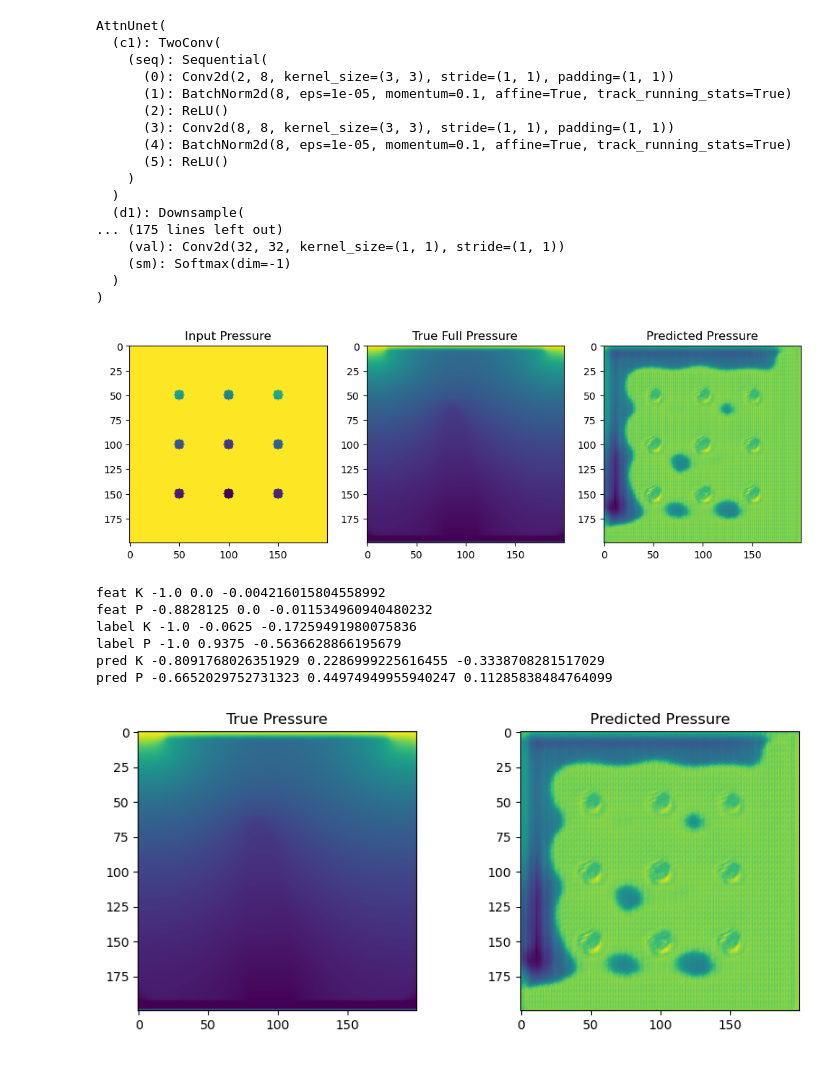
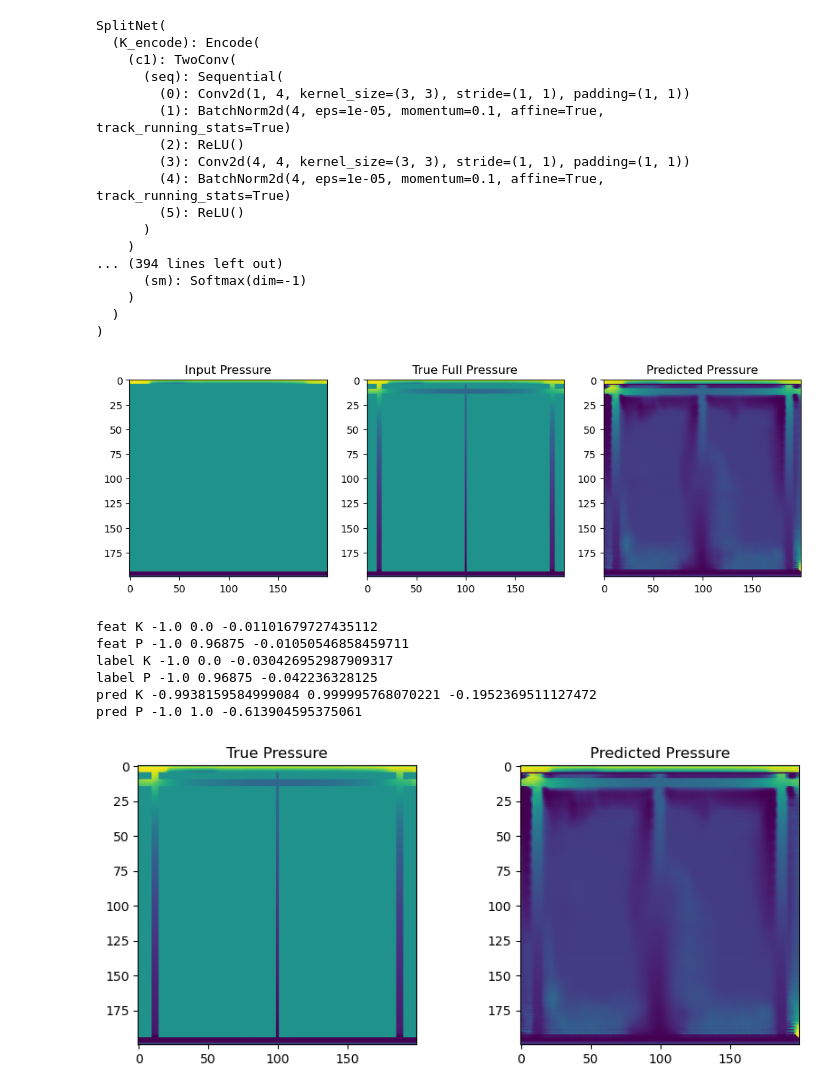
Before and after one commit to JadenLews/Learning, a Jupyter notebook: DeepLearn/physics/0525_visualize_compare.ipynb, the cells around one changed output. Saved outputs shown, nothing was run; the diff lists cells and outputs as text; code cells hidden in the pictures.

```diff
--- a/DeepLearn/physics/0525_visualize_compare.ipynb
+++ b/DeepLearn/physics/0525_visualize_compare.ipynb
@@ -6,34 +6,34 @@ import matplotlib.pyplot as plt
 from model_loader import make_model, DEVICE
 
 model = make_model(
-    model_type="attn_unet",
+    model_type="splitnet_attn",
     channels="KP"
 )
 model.load_state_dict(torch.load(
-    # "official_darcy/final/fixed_physics_limited_attn_unet_darcy_1p0_final_state.pt",
+    "official_darcy/final/border_physics_limited_splitnet_attn_darcy_1p0_best_state.pt",
     # "baseline_full/final/fixed_attn_unet_baseline_full_nodarcy_best_state.pt",
-    "recent_analysis_unet/physics_tests/fixed/fixed_physics_limited_attn_unet_darcy_0p0_best_state.pt",
+    # "recent_analysis_unet/physics_tests/fixed/fixed_physics_limited_attn_unet_darcy_0p0_best_state.pt",
     map_location=DEVICE
 ))
 
 model.eval()
 # %% [output]
-AttnUnet(
-  (c1): TwoConv(
-    (seq): Sequential(
-      (0): Conv2d(2, 8, kernel_size=(3, 3), stride=(1, 1), padding=(1, 1))
-      (1): BatchNorm2d(8, eps=1e-05, momentum=0.1, affine=True, track_running_stats=True)
-      (2): ReLU()
-      (3): Conv2d(8, 8, kernel_size=(3, 3), stride=(1, 1), padding=(1, 1))
-      (4): BatchNorm2d(8, eps=1e-05, momentum=0.1, affine=True, track_running_stats=True)
-      (5): ReLU()
+SplitNet(
+  (K_encode): Encode(
+    (c1): TwoConv(
+      (seq): Sequential(
+        (0): Conv2d(1, 4, kernel_size=(3, 3), stride=(1, 1), padding=(1, 1))
+        (1): BatchNorm2d(4, eps=1e-05, momentum=0.1, affine=True, track_running_stats=True)
+        (2): ReLU()
+        (3): Conv2d(4, 4, kernel_size=(3, 3), stride=(1, 1), padding=(1, 1))
+        (4): BatchNorm2d(4, eps=1e-05, momentum=0.1, affine=True, track_running_stats=True)
+        (5): ReLU()
+      )
+    )
+... (394 lines left out)
+      (sm): Softmax(dim=-1)
     )
   )
-  (d1): Downsample(
-... (175 lines left out)
-    (val): Conv2d(32, 32, kernel_size=(1, 1), stride=(1, 1))
-    (sm): Softmax(dim=-1)
-  )
 )
 # %%
 import numpy as np
@@ -42,37 +42,38 @@ import matplotlib.pyplot as plt
 import datasets
 from model_loader import make_model, DEVICE, ChannelSelectDataset
 
 val_sims = np.array([250])
 
-base_dataset = datasets.FixedDenseDatasetFull(
+base_dataset = datasets.BorderDenseDatasetLimited(
     sims=val_sims,
     channels="KP"
 )
 
 dataset = ChannelSelectDataset(base_dataset, channels="KP")
-
-feat, label = dataset[55]
+num = 120
+# feat, label = dataset[num]
+feat, label, msk = dataset[num]
 
 with torch.no_grad():
     pred = model(feat.unsqueeze(0).to(DEVICE)).squeeze(0).cpu()
 
 plt.figure(figsize=(12,4))
 
 plt.subplot(1,3,1)
 plt.imshow(feat[1].cpu())
 plt.title("Input Pressure")
 
 plt.subplot(1,3,2)
 plt.imshow(label[1].cpu())
 plt.title("True Full Pressure")
 
 plt.subplot(1,3,3)
 plt.imshow(pred[1])
 plt.title("Predicted Pressure")
 
 plt.show()
 # %% [output]
-[figure, old version]
+[figure, new version]
 # %%
 for name, x in [
     ("feat K", feat[0]),
@@ -84,12 +85,12 @@ for name, x in [
 ]:
     print(name, x.min().item(), x.max().item(), x.mean().item())
 # %% [output]
-feat K -1.0 0.0 -0.004216015804558992
-feat P -0.8828125 0.0 -0.011534960940480232
-label K -1.0 -0.0625 -0.17259491980075836
-label P -1.0 0.9375 -0.5636628866195679
-pred K -0.8091768026351929 0.2286999225616455 -0.3338708281517029
-pred P -0.6652029752731323 0.44974949955940247 0.11285838484764099
+feat K -1.0 0.0 -0.01101679727435112
+feat P -1.0 0.96875 -0.01050546858459711
+label K -1.0 0.0 -0.030426952987909317
+label P -1.0 0.96875 -0.042236328125
+pred K -0.9938159584999084 0.999995768070221 -0.1952369511127472
+pred P -1.0 1.0 -0.613904595375061
 # %%
 plt.figure(figsize=(10, 4))
 
@@ -103,7 +104,7 @@ plt.title("Predicted Pressure")
 
 plt.show()
 # %% [output]
-[figure, old version]
+[figure, new version]
 # %%
 true_p = label[1].cpu()
 pred_p = pred[1].cpu()
```
Also changed, not shown: parts of 2 cells of this notebook.
